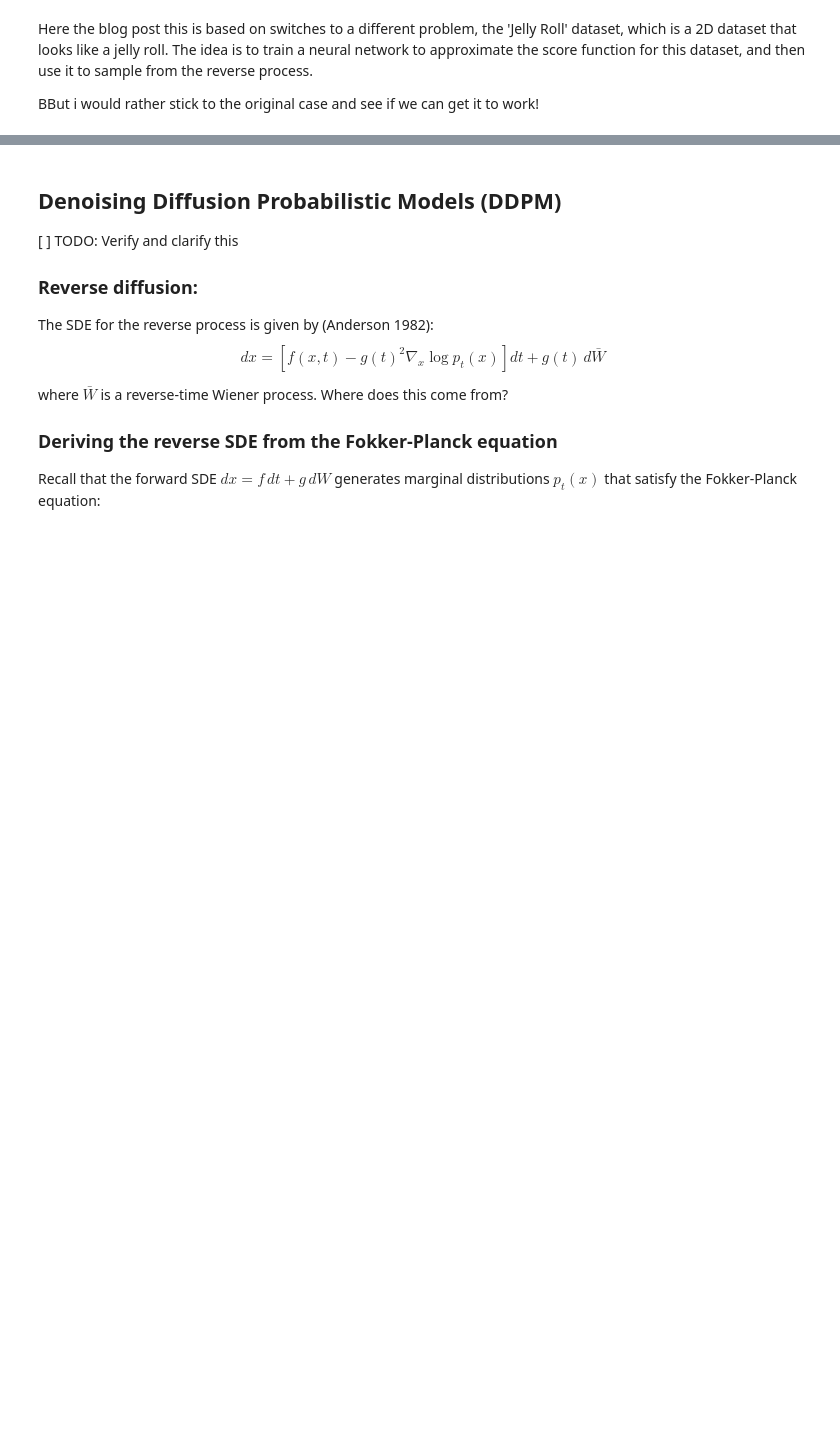
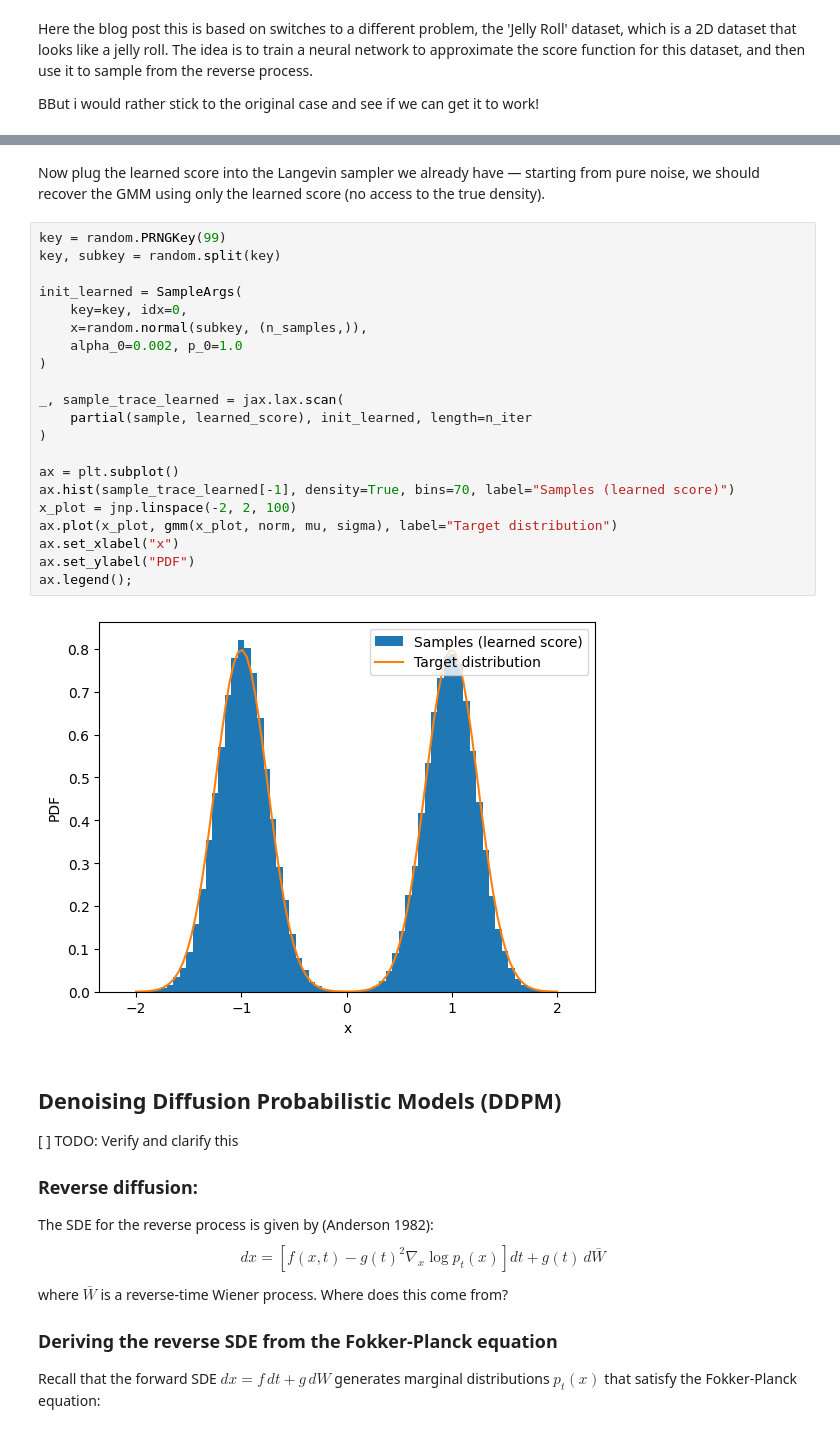
Before and after one commit to DrEntropy/SimpleDiffusion, a Jupyter notebook: diffusion_demo.ipynb, the cells around one changed output, grey strips where cells are left out. Drawn from its saved outputs; the diff is of its cells as text; blank space fills up the shorter version.

```diff
--- a/diffusion_demo.ipynb
+++ b/diffusion_demo.ipynb
@@ -238,3 +320,28 @@ def score_matching_loss(model, samples):
+# %% [markdown]
+Now plug the learned score into the Langevin sampler we already have — starting from pure noise, we should recover the GMM using only the learned score (no access to the true density).
+# %%
+key = random.PRNGKey(99)
+key, subkey = random.split(key)
+
+init_learned = SampleArgs(
+    key=key, idx=0,
+    x=random.normal(subkey, (n_samples,)),
+    alpha_0=0.002, p_0=1.0
+)
+
+_, sample_trace_learned = jax.lax.scan(
+    partial(sample, learned_score), init_learned, length=n_iter
+)
+
+ax = plt.subplot()
+ax.hist(sample_trace_learned[-1], density=True, bins=70, label="Samples (learned score)")
+x_plot = jnp.linspace(-2, 2, 100)
+ax.plot(x_plot, gmm(x_plot, norm, mu, sigma), label="Target distribution")
+ax.set_xlabel("x")
+ax.set_ylabel("PDF")
+ax.legend();
+# %% [output]
+[figure, added]
 # %% [markdown]
 ## Denoising Diffusion Probabilistic Models (DDPM)
 
```
Also changed, not shown: parts of 4 cells of this notebook, 2 other files.
